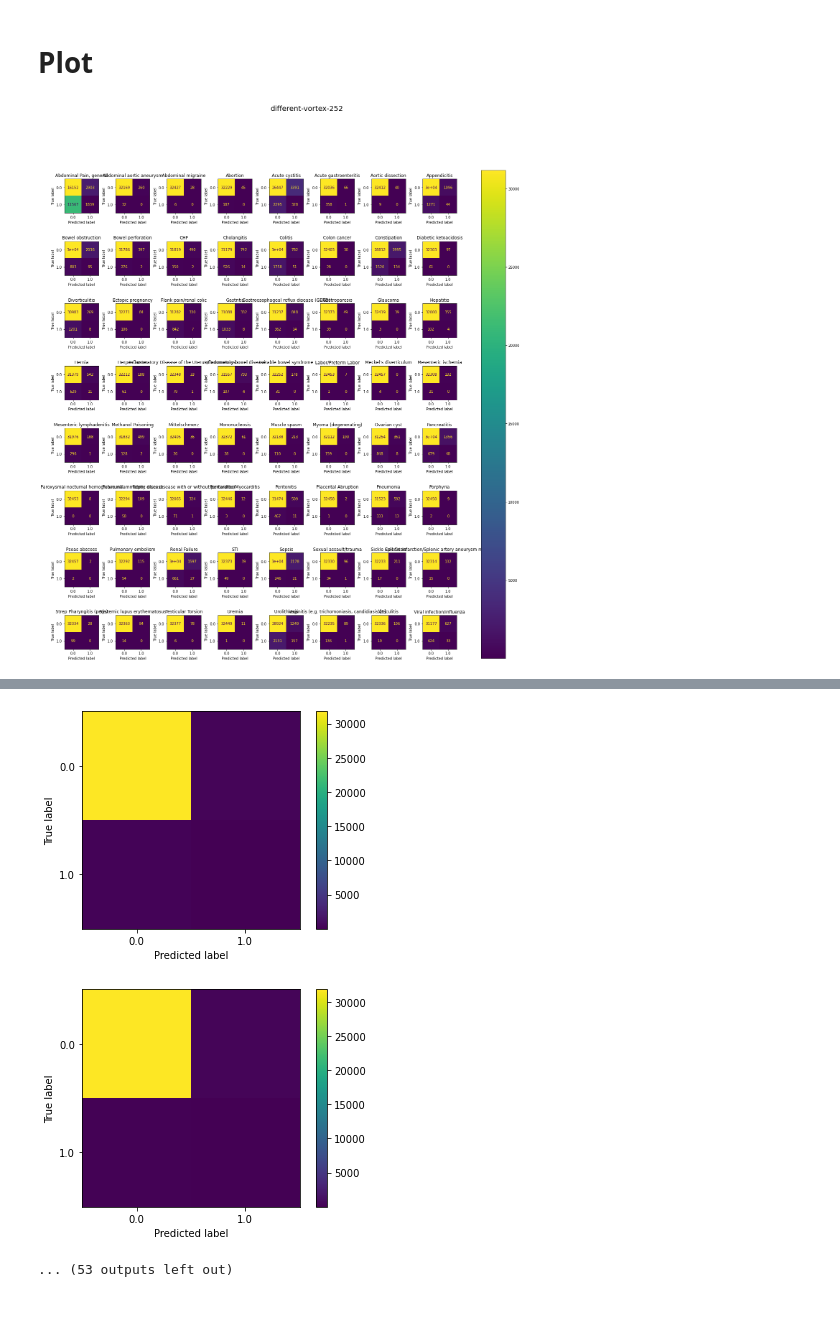
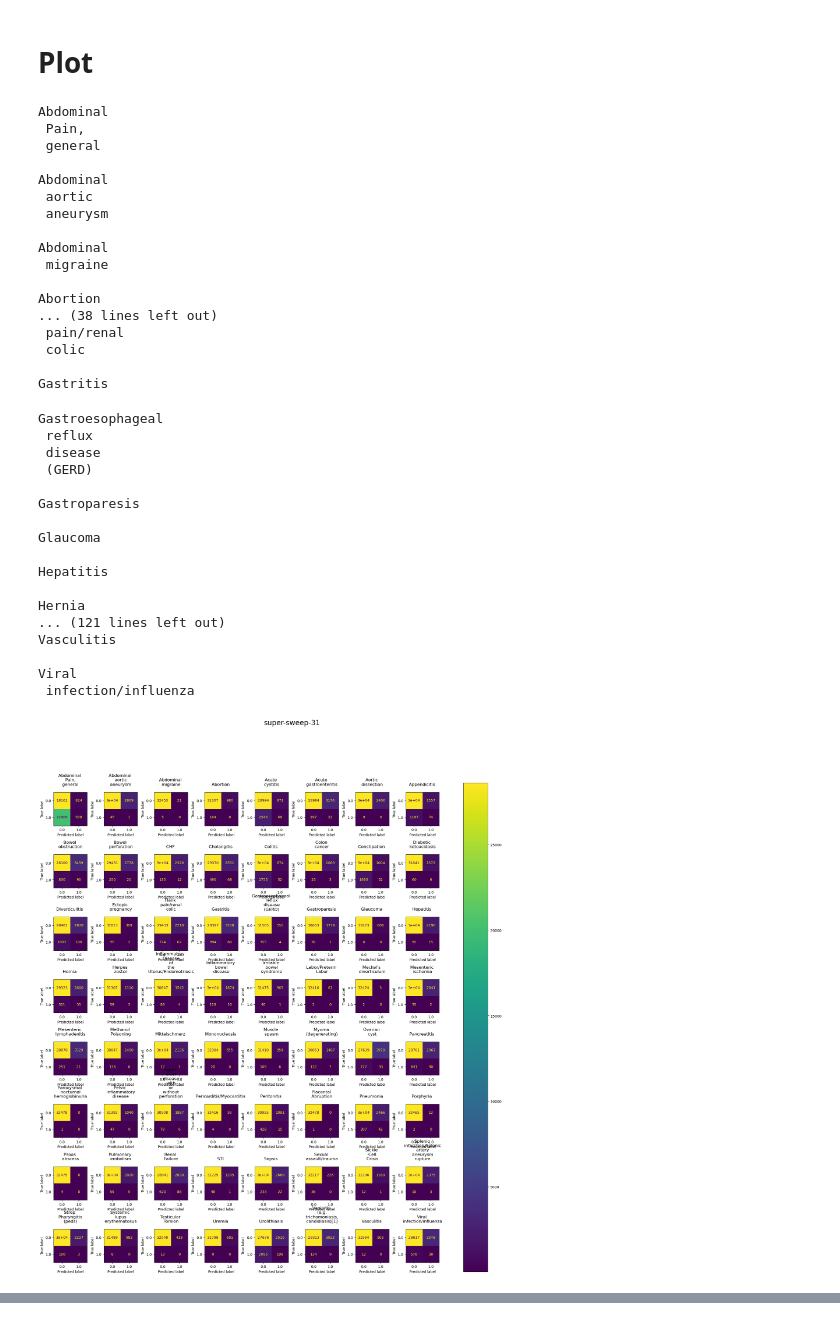
Before and after one commit to vsocrates/deep-ed-diags, a Jupyter notebook: notebooks/Simple_NN_Multilabel_GPU.ipynb, the cells around one changed output, grey strips where cells are left out. Saved outputs shown, nothing was run; the diff lists cells and outputs as text; code cells hidden in the pictures.

```diff
--- a/notebooks/Simple_NN_Multilabel_GPU.ipynb
+++ b/notebooks/Simple_NN_Multilabel_GPU.ipynb
@@ -85,0 +97,3 @@ AbdPainPredictionMLP(
+# %%
+model = LitAbdPainPredictionMLP.load_from_checkpoint(f"/gpfs/milgram/project/rtaylor/shared/ABDPain_EarlyDiags/models/{RUN_NAME}.model.ckpt",
+                                                    input_dim=590, n_classes=64, layer_size=128, strict=False)
@@ -104,8 +120,8 @@ from sklearn.datasets import make_classification
 from sklearn.metrics import ConfusionMatrixDisplay
 # %%
 data = pd.read_pickle(
-    #     f"/gpfs/milgram/project/rtaylor/shared/ABDPain_EarlyDiags/unq_pt_enc_clean_multilabel_nomis_dvemb.pkl",
-    f"/gpfs/milgram/project/rtaylor/shared/ABDPain_EarlyDiags/unq_pt_enc_clean_multilabel_nomismatches.pkl",
+        f"/gpfs/milgram/project/rtaylor/shared/ABDPain_EarlyDiags/unq_pt_enc_clean_multilabel_nomis_dvemb.pkl",
+#     f"/gpfs/milgram/project/rtaylor/shared/ABDPain_EarlyDiags/unq_pt_enc_clean_multilabel_nomismatches.pkl",
     #                   nrows=50000
 )
 # %%
@@ -382,5 +381,6 @@ test_loader = DataLoader(
 # %%
 # y_pred = clf.predict_proba(X_test)
+model = model.to(device)
 out = model(torch.tensor(X_test_input).float().to(device))
 # %%
 out[out >= 0.5] = 1
@@ -413,28 +413,71 @@ array([[32453,     8],
 # %%
 import matplotlib.pyplot as plt
 from sklearn.metrics import confusion_matrix, ConfusionMatrixDisplay
+# %%
+from itertools import chain, zip_longest
+def twolists(l1, l2):
+    return [x for x in chain(*zip_longest(l1, l2)) if x is not None]
 # %%
 f, axes = plt.subplots(8, 8, figsize=(25, 25))
 axes = axes.ravel()
 for i, label in zip(range(64), label_list):
     disp = ConfusionMatrixDisplay.from_predictions(
         y_test_input.cpu().detach().numpy()[:, i],
         out.cpu().detach().numpy()[:, i],
         include_values=False,
         #                                   normalize="true",
         #                                   display_labels=[0, i]
     )
     disp.plot(ax=axes[i])  # , values_format='.4g')
-    disp.ax_.set_title(f"{label}")
+    label_words = label.split()
+    label_words = twolists(label_words, ["\n"] * len(label_words))
+    label_text = " ".join(label_words)
+    print(label_text)
+
+    disp.ax_.set_title(f"{label_text}")
     #     if i<10:
     #         disp.ax_.set_xlabel('')
     #     if i%5!=0:
     #         disp.ax_.set_ylabel('')
     disp.im_.colorbar.remove()
 f.suptitle(f"{RUN_NAME}", fontsize=20)
 
 plt.subplots_adjust(wspace=0.20, hspace=0.2)
 f.colorbar(disp.im_, ax=axes)
 plt.show()
 # %% [output]
+Abdominal
+ Pain,
+ general
+
+Abdominal
+ aortic
+ aneurysm
+
+Abdominal
+ migraine
+
+Abortion
+... (38 lines left out)
+ pain/renal
+ colic
+
+Gastritis
+Gastroesophageal
+ reflux
+ disease
+ (GERD)
+
+Gastroparesis
+
+Glaucoma
+
+Hepatitis
+
+Hernia
+... (121 lines left out)
+Vasculitis
+
+Viral
+ infection/influenza
-[figure, old version]
+[figure, new version]
@@ -450,3 +492,0 @@ plt.show()
-[figure, removed]
-[figure, removed]
-... (53 outputs left out)
```
Also changed, not shown: parts of 21 cells of this notebook, 15 other files.
